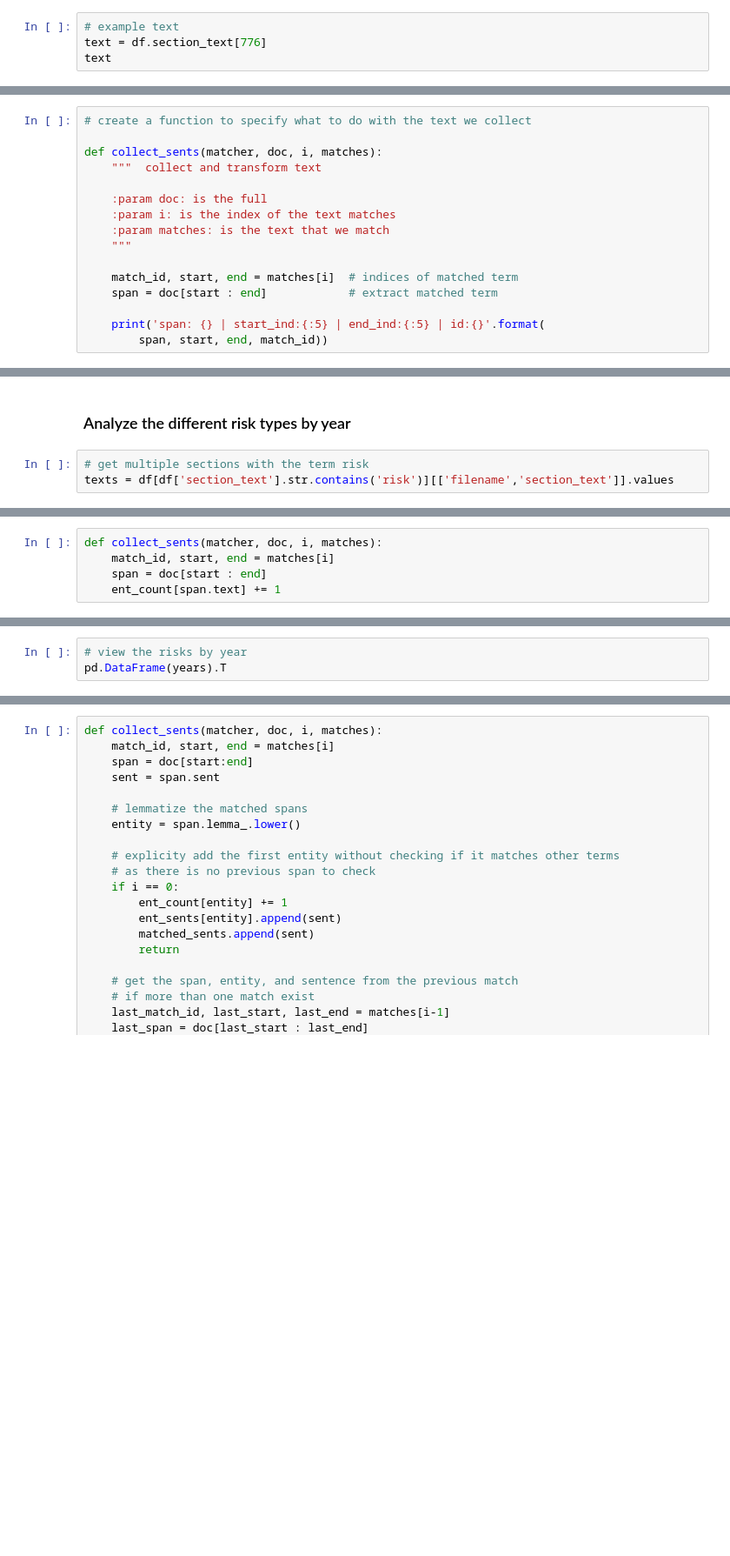
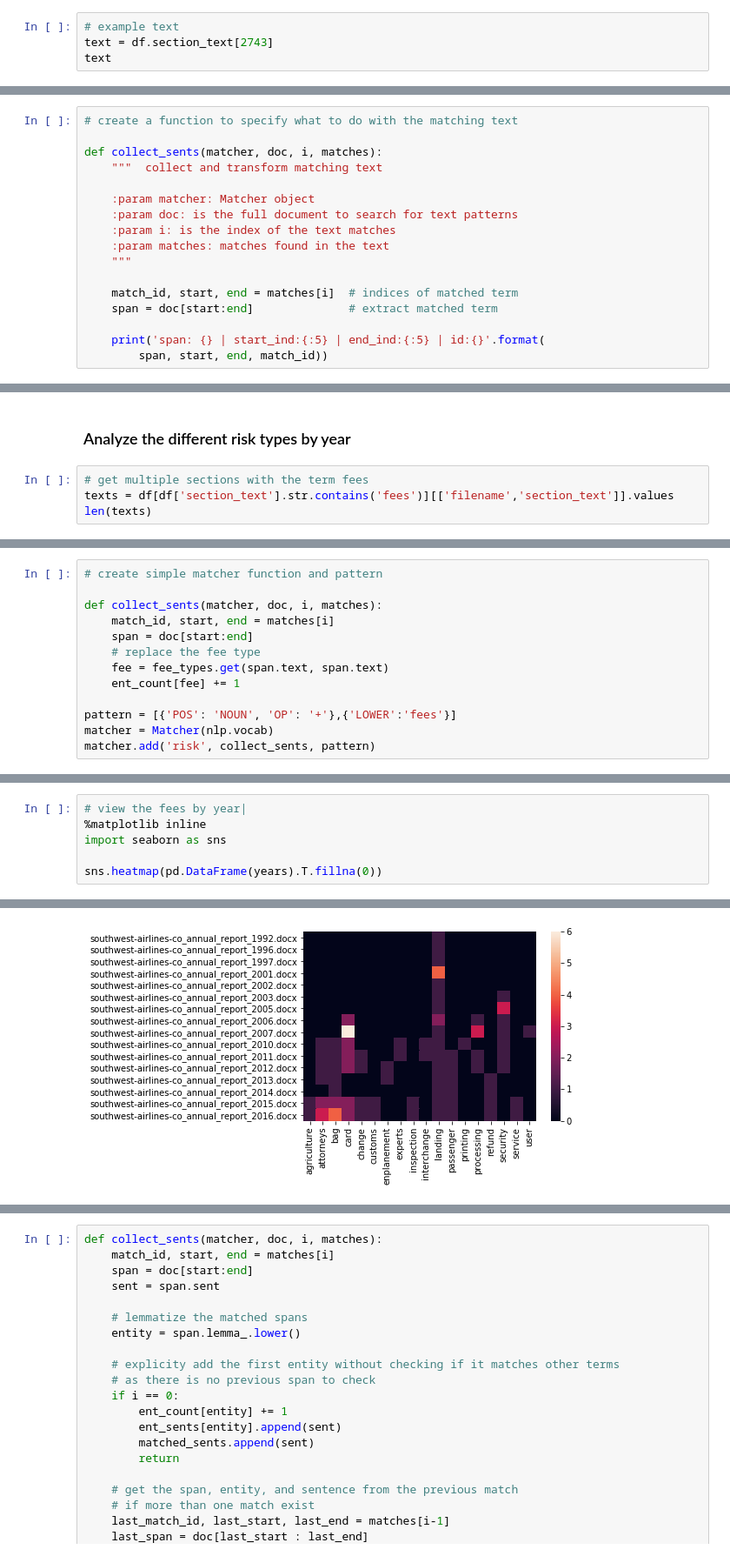
Before and after one commit to Alexjmsherman/nlp_practicum_original, a Jupyter notebook: lessons/lesson7_text_preprocessing/text_preprocessing_solution.ipynb, the cells around one changed output, grey strips where cells are left out. Shown: that part at 87% size. Saved outputs shown, nothing was run; the diff lists cells and outputs as text; blank space fills up the shorter version.

```diff
--- a/lessons/lesson7_text_preprocessing/text_preprocessing_solution.ipynb
+++ b/lessons/lesson7_text_preprocessing/text_preprocessing_solution.ipynb
@@ -77,6 +82,6 @@ Name: section_name, Length: 94, dtype: object
 # %%
 # example text
-text = df.section_text[776]
+text = df.section_text[2743]
 text
 # %% [output]
 'A complaint alleging violations of federal antitrust laws and seeking certification as a class action was filed against Delta Air Lines, Inc. and AirTran in the United States District Court for the N ...
@@ -340,17 +379,18 @@ HTML(iframe)
 from spacy.matcher import Matcher
 # %%
-# create a function to specify what to do with the text we collect
+# create a function to specify what to do with the matching text
 
 def collect_sents(matcher, doc, i, matches):
-    """  collect and transform text
+    """  collect and transform matching text
 
-    :param doc: is the full
+    :param matcher: Matcher object
+    :param doc: is the full document to search for text patterns
     :param i: is the index of the text matches
-    :param matches: is the text that we match
+    :param matches: matches found in the text
     """
 
     match_id, start, end = matches[i]  # indices of matched term
-    span = doc[start : end]            # extract matched term
+    span = doc[start:end]              # extract matched term
 
     print('span: {} | start_ind:{:5} | end_ind:{:5} | id:{}'.format(
         span, start, end, match_id))
@@ -552,5 +605,6 @@ Wall time: 462 ms
 # %% [markdown]
 ### Analyze the different risk types by year
 # %%
-# get multiple sections with the term risk
-texts = df[df['section_text'].str.contains('risk')][['filename','section_text']].values
+# get multiple sections with the term fees
+texts = df[df['section_text'].str.contains('fees')][['filename','section_text']].values
+len(texts)
@@ -557,5 +653,13 @@ texts = df[df['section_text'].str.contains('risk')][['filename','section_text']]
 # %%
+# create simple matcher function and pattern
+
 def collect_sents(matcher, doc, i, matches):
     match_id, start, end = matches[i]
-    span = doc[start : end]
-    ent_count[span.text] += 1
+    span = doc[start:end]
+    # replace the fee type
+    fee = fee_types.get(span.text, span.text)
+    ent_count[fee] += 1
+
+pattern = [{'POS': 'NOUN', 'OP': '+'},{'LOWER':'fees'}]
+matcher = Matcher(nlp.vocab)
+matcher.add('risk', collect_sents, pattern)
@@ -577,3 +679,7 @@ for year, text in texts:
 # %%
-# view the risks by year
-pd.DataFrame(years).T
+# view the fees by year|
+%matplotlib inline
+import seaborn as sns
+
+sns.heatmap(pd.DataFrame(years).T.fillna(0))
+# %% [output]
@@ -579,0 +687 @@ pd.DataFrame(years).T
+[figure, added]
```
Also changed, not shown: parts of 54 cells of this notebook, 4 other files.
